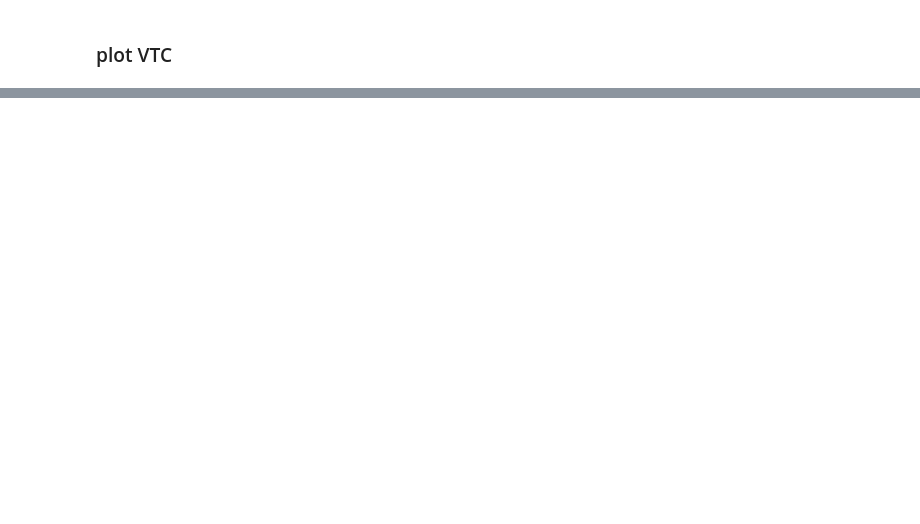
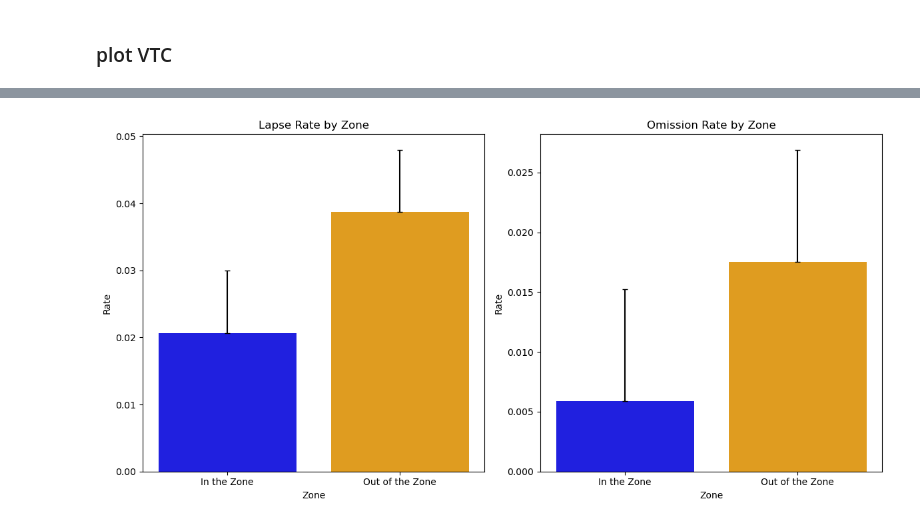
Before and after one commit to henrisuurorg/measure-attention-eeg, a Jupyter notebook: training/gradcpt_analysis.ipynb, the cells around one changed output, grey strips where cells are left out. Cells and saved outputs as stored; diff of their text form; code cells hidden in the pictures; blank space fills up the shorter version.

```diff
--- a/training/gradcpt_analysis.ipynb
+++ b/training/gradcpt_analysis.ipynb
@@ -210,0 +129,52 @@ plt.show()
+# %%
+import pandas as pd
+import numpy as np
+import seaborn as sns
+import matplotlib.pyplot as plt
+
+# Sample DataFrame (add your DataFrame loading code here)
+
+# Calculate the rates and standard errors for 'Lapse' and 'Omission' conditions by 'Zone'
+conditions_of_interest = ['Lapse', 'Omission']
+zones = gradcpt_data['Zone'].unique()
+
+# Prepare data for plotting
+plot_data = []
+for condition in conditions_of_interest:
+    for zone in zones:
+        subset = gradcpt_data[(gradcpt_data['Condition'] == condition) & (gradcpt_data['Zone'] == zone)]
+        rate = len(subset) / len(gradcpt_data[gradcpt_data['Zone'] == zone])
+        se = np.sqrt(rate * (1 - rate) / len(subset))  # Binomial standard error
+        plot_data.append({'Condition': condition, 'Zone': str(zone), 'Rate': rate, 'SE': se})
+
+plot_df = pd.DataFrame(plot_data)
+plot_df['Zone'] = pd.Categorical(plot_df['Zone'], categories=["1", "0"], ordered=True)
+plot_df = plot_df.sort_values('Zone')
+
+# Plotting
+plt.figure(figsize=(12, 6))
+for i, condition in enumerate(conditions_of_interest, 1):
+    plt.subplot(1, 2, i)
+    ax = sns.barplot(x='Zone', y='Rate', hue='Zone', data=plot_df[plot_df['Condition'] == condition],
+                     errorbar=None, palette={str(1): 'blue', str(0): 'orange'}, legend=False)
+    plt.title(f'{condition} Rate by Zone')
+    plt.xlabel('Zone')
+    plt.ylabel('Rate')
+
+    # Correctly placing the error bars, only upper part, without markers
+    for index, patch in enumerate(ax.patches):
+        height = patch.get_height()
+        x = patch.get_x() + patch.get_width() / 2
+        zone = plot_df[(plot_df['Condition'] == condition)]['Zone'].iloc[index]
+        se = plot_df[(plot_df['Condition'] == condition) & (plot_df['Zone'] == zone)]['SE'].iloc[0]
+        plt.errorbar(x, height, yerr=[[0], [se]], fmt='', color='black', capsize=3)
+
+    # Adjust x-axis labels
+    ax.set_xticks([0, 1])  # This ensures that the ticks are indeed where you expect them to be
+    ax.set_xticklabels(['In the Zone', 'Out of the Zone'])
+
+plt.tight_layout()
+plt.savefig('error_by_zone.png', dpi=300)  # Save the figure as a PNG file with high resolution
+plt.show()
+# %% [output]
+[figure, added]
```
Also changed, not shown: parts of 15 cells of this notebook, 1 other file.
